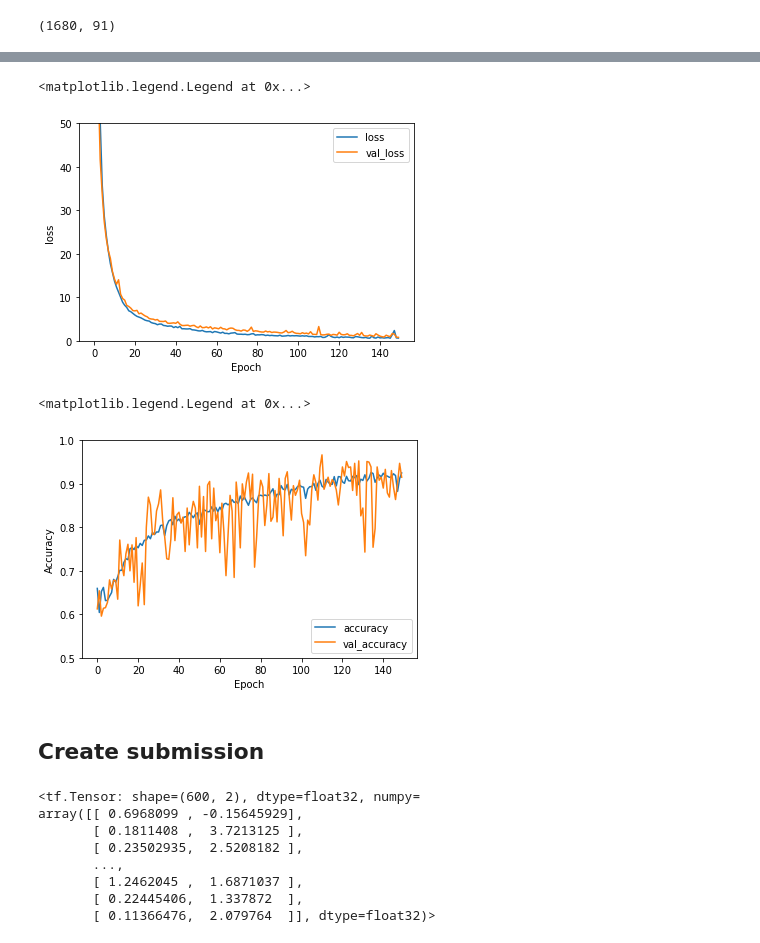
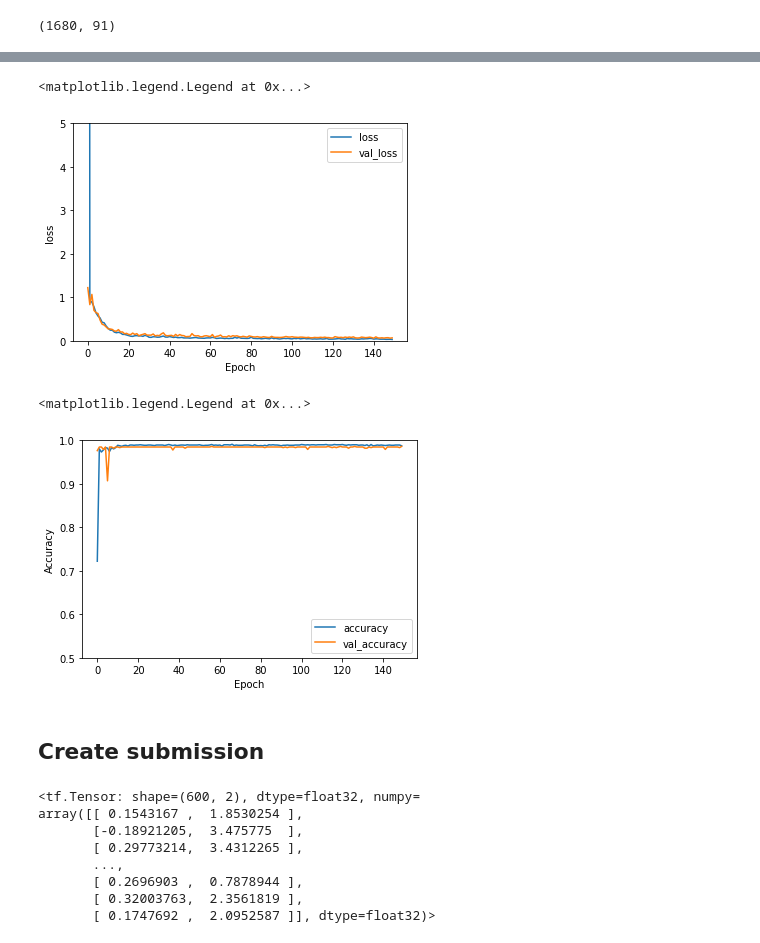
Before and after one commit to nishkakhendry/ML_Conductors, a Jupyter notebook: neural_network.ipynb, the cells around one changed output, grey strips where cells are left out. Saved outputs shown, nothing was run; the diff lists cells and outputs as text; code cells hidden in the pictures.

```diff
--- a/neural_network.ipynb
+++ b/neural_network.ipynb
@@ -92,10 +92,16 @@ X_train.to_numpy().shape
 # %%
 model = models.Sequential([
     layers.Dense(91, activation='relu'),
+    layers.Dense(180, activation='relu'),
+    layers.Dense(160, activation='relu'),
+    layers.Dense(150, activation='relu'),
+    layers.Dense(120, activation='relu'),
+    layers.Dense(100, activation='relu'),
+    layers.Dense(90, activation='relu'),
     layers.Dense(80, activation='relu'),
     layers.Dense(60, activation='relu'),
     layers.Dense(50, activation='relu'),
-    layers.Dense(20, activation='relu'),
+    layers.Dense(30, activation='relu'),
     layers.Dense(10, activation='relu'),
     layers.Dense(2),
 ])
@@ -127,13 +133,13 @@ Epoch 150/150
 # %%
 plt.plot(history.history['loss'], label='loss')
 plt.plot(history.history['val_loss'], label = 'val_loss')
 plt.xlabel('Epoch')
 plt.ylabel('loss')
-plt.ylim([0, 50])
+plt.ylim([0, 5])
 plt.legend(loc='upper right')
 # %% [output]
 <matplotlib.legend.Legend at 0x...>
-[figure, old version]
+[figure, new version]
 # %%
 plt.plot(history.history['accuracy'], label='accuracy')
 plt.plot(history.history['val_accuracy'], label = 'val_accuracy')
@@ -143,7 +149,7 @@ plt.ylim([0.5, 1])
 plt.legend(loc='lower right')
 # %% [output]
 <matplotlib.legend.Legend at 0x...>
-[figure, old version]
+[figure, new version]
 # %% [markdown]
 ## Create submission
 # %%
@@ -152,13 +158,13 @@ test_output = model(preprocess(test_all_data, train=False).to_numpy())
 test_output
 # %% [output]
 <tf.Tensor: shape=(600, 2), dtype=float32, numpy=
-array([[ 0.6968099 , -0.15645929],
-       [ 0.1811408 ,  3.7213125 ],
-       [ 0.23502935,  2.5208182 ],
+array([[ 0.1543167 ,  1.8530254 ],
+       [-0.18921205,  3.475775  ],
+       [ 0.29773214,  3.4312265 ],
        ...,
-       [ 1.2462045 ,  1.6871037 ],
-       [ 0.22445406,  1.337872  ],
-       [ 0.11366476,  2.079764  ]], dtype=float32)>
+       [ 0.2696903 ,  0.7878944 ],
+       [ 0.32003763,  2.3561819 ],
+       [ 0.1747692 ,  2.0952587 ]], dtype=float32)>
 # %%
 pd.DataFrame({
     'id':list(range(1, test_output.shape[0]+1)),
```
Also changed, not shown: parts of 1 cell of this notebook.
